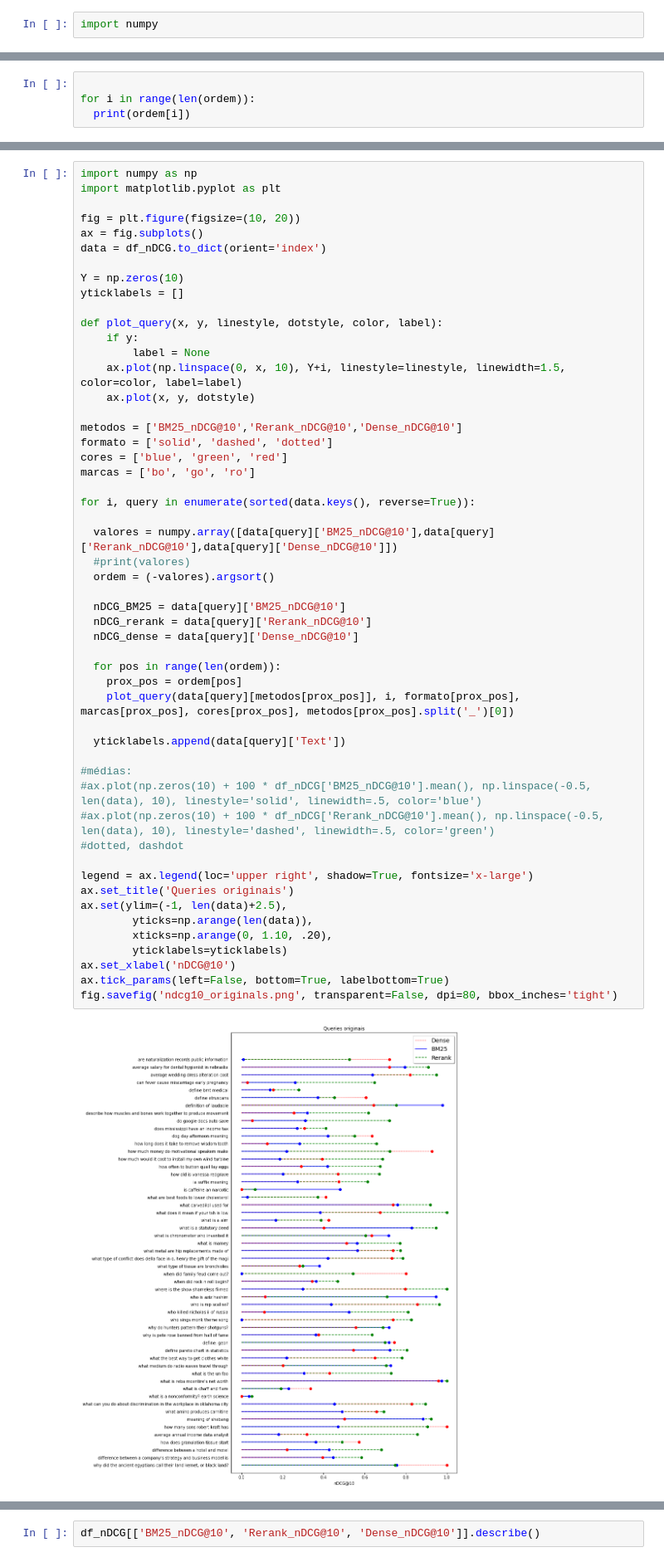
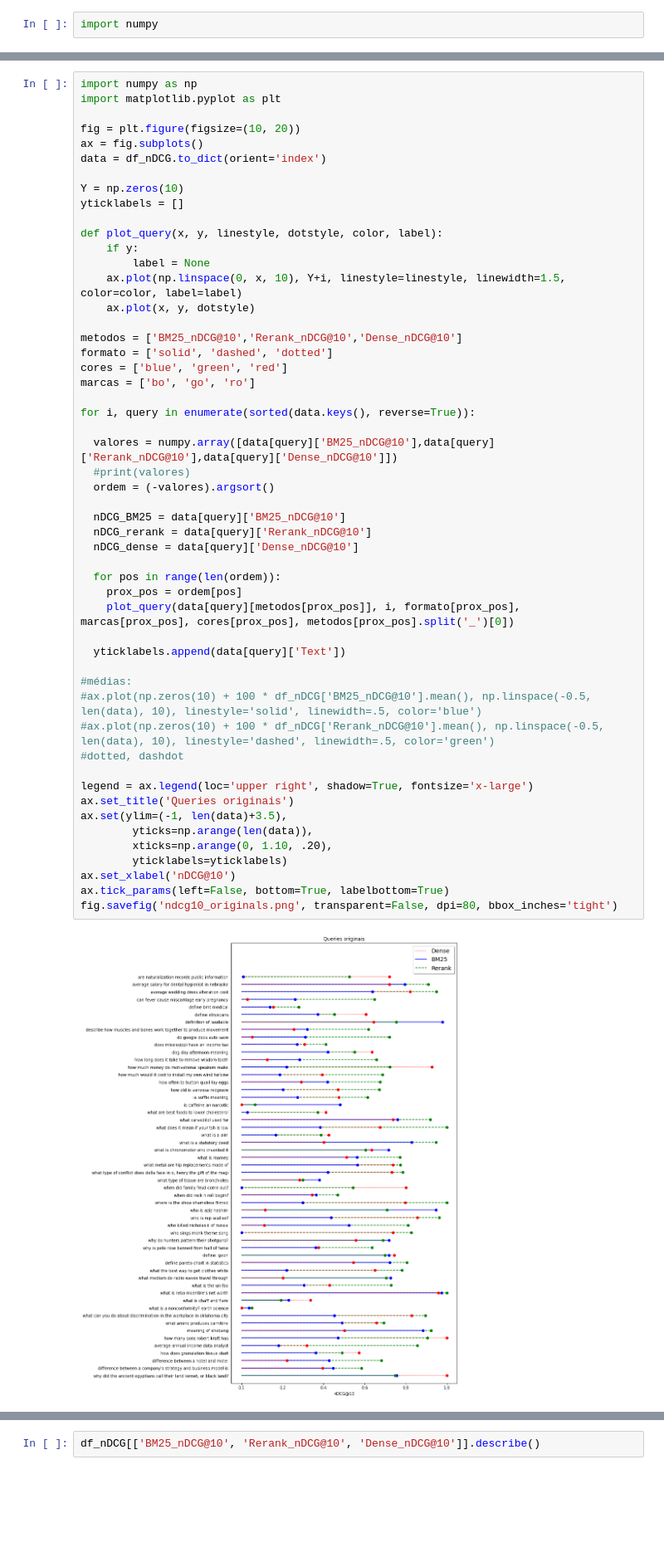
Before and after one commit to leonardo3108/robustez-query, a Jupyter notebook: code/gerar_graficos_comparacao_metodos.ipynb, the cells around one changed output, grey strips where cells are left out. Shown at 83% size. Cells and saved outputs as stored; diff of their text form; blank space fills up the shorter version.

```diff
--- a/code/gerar_graficos_comparacao_metodos.ipynb
+++ b/code/gerar_graficos_comparacao_metodos.ipynb
@@ -94,7 +70,3 @@ ordem [1 0 2]
 [0.3609519  0.49006785 0.57286631]
 ordem [2 1 0]
 3
-# %%
-
-for i in range(len(ordem)):
-  print(ordem[i])
@@ -133,32 +100,32 @@ marcas = ['bo', 'go', 'ro']
 for i, query in enumerate(sorted(data.keys(), reverse=True)):
 
   valores = numpy.array([data[query]['BM25_nDCG@10'],data[query]['Rerank_nDCG@10'],data[query]['Dense_nDCG@10']])
   #print(valores)
   ordem = (-valores).argsort()
 
   nDCG_BM25 = data[query]['BM25_nDCG@10']
   nDCG_rerank = data[query]['Rerank_nDCG@10']
   nDCG_dense = data[query]['Dense_nDCG@10']
 
   for pos in range(len(ordem)):
     prox_pos = ordem[pos]
     plot_query(data[query][metodos[prox_pos]], i, formato[prox_pos], marcas[prox_pos], cores[prox_pos], metodos[prox_pos].split('_')[0])
 
   yticklabels.append(data[query]['Text'])
 
 #médias:
 #ax.plot(np.zeros(10) + 100 * df_nDCG['BM25_nDCG@10'].mean(), np.linspace(-0.5, len(data), 10), linestyle='solid', linewidth=.5, color='blue')
 #ax.plot(np.zeros(10) + 100 * df_nDCG['Rerank_nDCG@10'].mean(), np.linspace(-0.5, len(data), 10), linestyle='dashed', linewidth=.5, color='green')
 #dotted, dashdot
 
 legend = ax.legend(loc='upper right', shadow=True, fontsize='x-large')
 ax.set_title('Queries originais')
-ax.set(ylim=(-1, len(data)+2.5),
+ax.set(ylim=(-1, len(data)+3.5),
         yticks=np.arange(len(data)),
         xticks=np.arange(0, 1.10, .20),
         yticklabels=yticklabels)
 ax.set_xlabel('nDCG@10')
 ax.tick_params(left=False, bottom=True, labelbottom=True)
 fig.savefig('ndcg10_originals.png', transparent=False, dpi=80, bbox_inches='tight')
 # %% [output]
-[figure, old version]
+[figure, new version]
```
Also changed, not shown: parts of 12 cells of this notebook.
